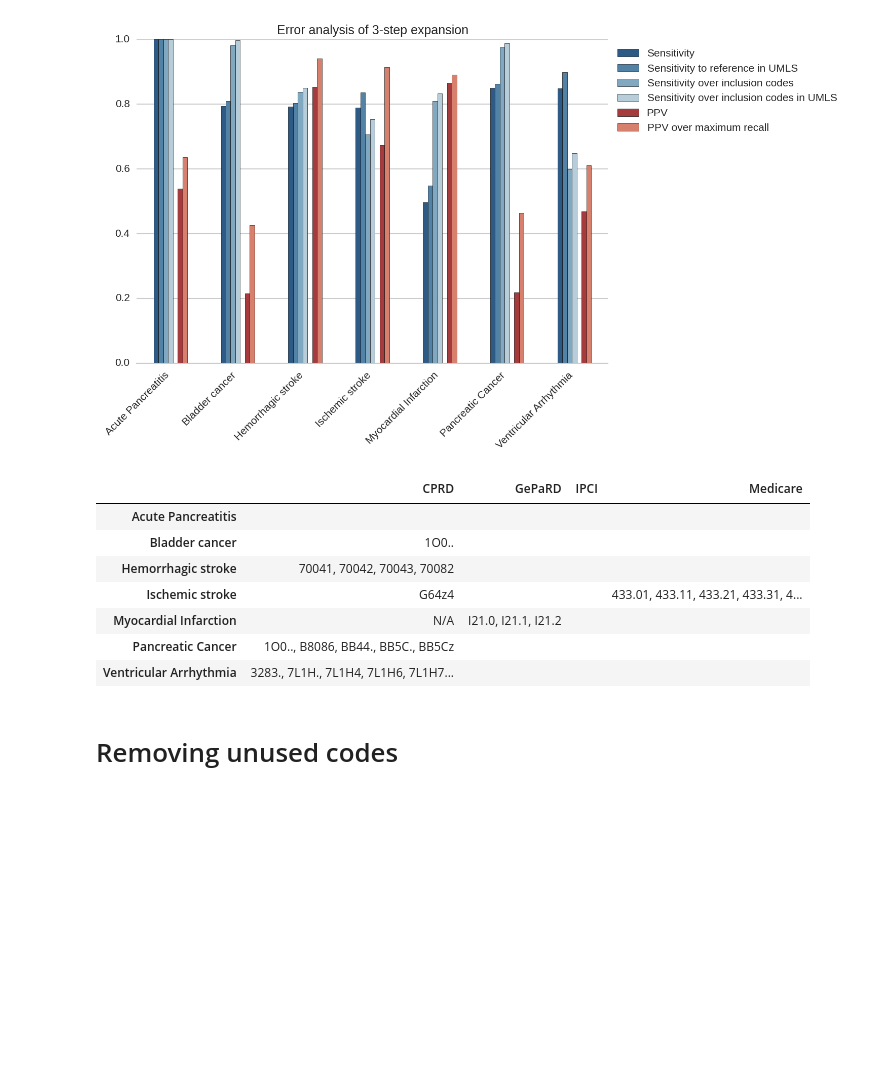
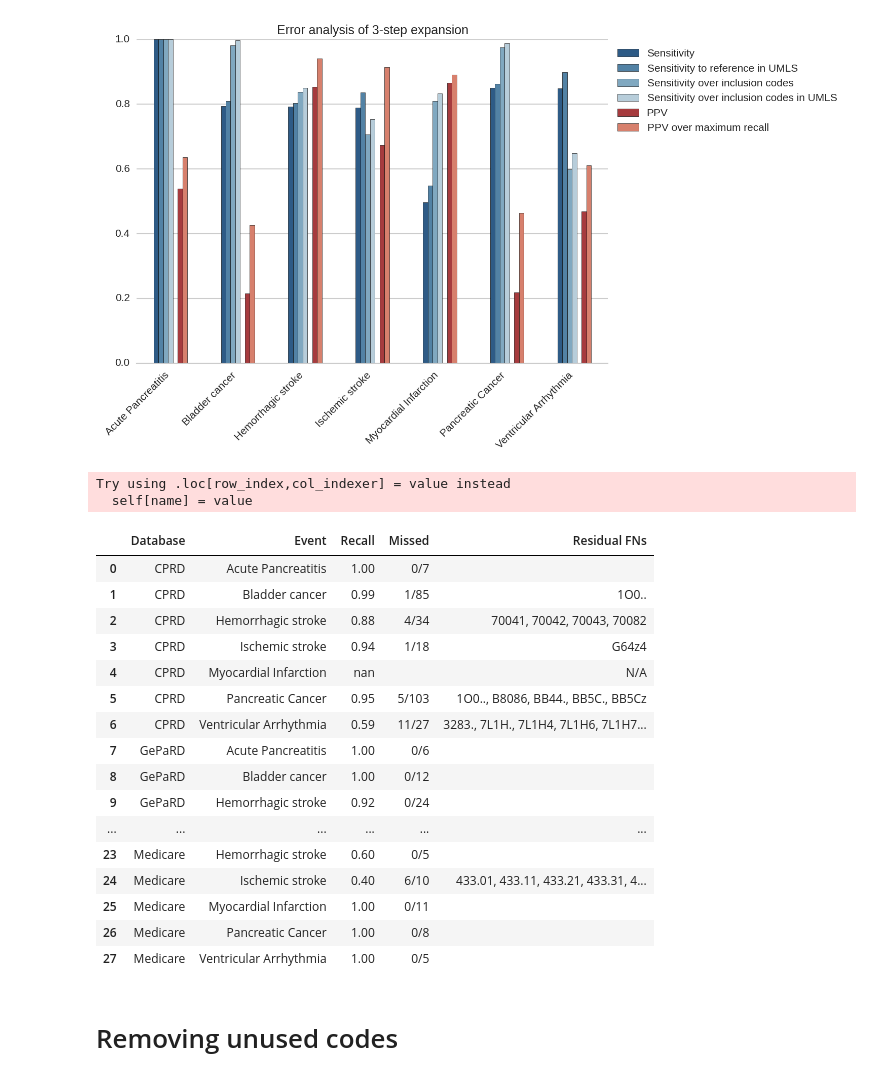
Before and after one commit to mi-erasmusmc/comap, a Jupyter notebook: evaluation/lib/CoMap evaluation.ipynb, the cells around one changed output. Saved outputs shown, nothing was run; the diff lists cells and outputs as text; code cells hidden in the pictures; blank space fills up the shorter version.

Commit message:
Add reference_inclusions_in_umls to error analysis

```diff
--- a/evaluation/lib/CoMap evaluation.ipynb
+++ b/evaluation/lib/CoMap evaluation.ipynb
@@ -429,25 +430,54 @@ with mystyle(p, savefig='expansion3-error-analysis-by-db.pdf', xrot=45, ha='righ
     averages_compare.T.plot(kind='bar', title="Error analysis of 3-step expansion")
 # %% [output]
 [figure]
-# %%
-residuals = ev[ev.variation == '3-RN-CHD-RB-PAR.expand']\
-    [['database', 'event', 'fn_inclusion_in_umls']]\
-    .set_index(['event', 'database'])\
-    .fn_inclusion_in_umls\
-    .fillna('NaN').map(json.loads).map(lambda s: ', '.join(s) if type(s) == list else 'N/A')
-residuals = residuals.unstack()
-residuals.index = residuals.index.map(event_label)
-residuals.columns = residuals.columns.map(database_label)
-residuals
-# %% [output]
-|  | CPRD | GePaRD | IPCI | Medicare |
-| Acute Pancreatitis |  |  |  |  |
-| Bladder cancer | 1O0.. |  |  |  |
-| Hemorrhagic stroke | 70041, 70042, 70043, 70082 |  |  |  |
-| Ischemic stroke | G64z4 |  |  | 433.01, 433.11, 433.21, 433.31, 4... |
-| Myocardial Infarction | N/A | I21.0, I21.1, I21.2 |  |  |
-| Pancreatic Cancer | 1O0.., B8086, BB44., BB5C., BB5Cz |  |  |  |
-| Ventricular Arrhythmia | 3283., 7L1H., 7L1H4, 7L1H6, 7L1H7... |  |  |  |
+# %%
+residuals = ev[ev.variation == '3-RN-CHD-RB-PAR.expand']
+
+
+residuals.fn_inclusions_in_umls = residuals.fn_inclusions_in_umls\
+    .fillna('NaN').map(json.loads)
+def get_missed(row):
+    if math.isnan(row.recall_without_exclusions_in_umls):
+        return ''
+    else:
+        reference = set(json.loads(row.reference_inclusions_in_umls))
+        return "{}/{}".format(len(row.fn_inclusions_in_umls), len(reference))
+
+residuals['missed'] = residuals.apply(get_missed, axis=1)
+
+residuals.fn_inclusions_in_umls = residuals.fn_inclusions_in_umls\
+    .map(lambda s: ', '.join(s) if type(s) == list else 'N/A')
+residuals.database = residuals.database.map(database_label)
+residuals.event = residuals.event.map(event_label)
+residuals.recall_without_exclusions_in_umls = residuals.recall_without_exclusions_in_umls\
+    .map('{:.2f}'.format)
+residuals = residuals.sort_index(by=['database', 'event']).reset_index(drop=True)
+
+residuals = residuals[['database', 'event', 'recall_without_exclusions_in_umls', 'missed', 'fn_inclusions_in_umls']]
+residuals.columns = ["Database", "Event", "Recall", "Missed", "Residual FNs"]
+
+#residuals = residuals.set_index(['Database', 'Event'])["Residual FNs"].unstack()
+residuals
+# %% [output]
+Try using .loc[row_index,col_indexer] = value instead
+  self[name] = value
+|  | Database | Event | Recall | Missed | Residual FNs |
+| 0 | CPRD | Acute Pancreatitis | 1.00 | 0/7 |  |
+| 1 | CPRD | Bladder cancer | 0.99 | 1/85 | 1O0.. |
+| 2 | CPRD | Hemorrhagic stroke | 0.88 | 4/34 | 70041, 70042, 70043, 70082 |
+| 3 | CPRD | Ischemic stroke | 0.94 | 1/18 | G64z4 |
+| 4 | CPRD | Myocardial Infarction | nan |  | N/A |
+| 5 | CPRD | Pancreatic Cancer | 0.95 | 5/103 | 1O0.., B8086, BB44., BB5C., BB5Cz |
+| 6 | CPRD | Ventricular Arrhythmia | 0.59 | 11/27 | 3283., 7L1H., 7L1H4, 7L1H6, 7L1H7... |
+| 7 | GePaRD | Acute Pancreatitis | 1.00 | 0/6 |  |
+| 8 | GePaRD | Bladder cancer | 1.00 | 0/12 |  |
+| 9 | GePaRD | Hemorrhagic stroke | 0.92 | 0/24 |  |
+| ... | ... | ... | ... | ... | ... |
+| 23 | Medicare | Hemorrhagic stroke | 0.60 | 0/5 |  |
+| 24 | Medicare | Ischemic stroke | 0.40 | 6/10 | 433.01, 433.11, 433.21, 433.31, 4... |
+| 25 | Medicare | Myocardial Infarction | 1.00 | 0/11 |  |
+| 26 | Medicare | Pancreatic Cancer | 1.00 | 0/8 |  |
+| 27 | Medicare | Ventricular Arrhythmia | 1.00 | 0/5 |  |
 # %% [markdown]
 # Removing unused codes
 # %%
```
Also changed, not shown: parts of 2 cells of this notebook, 4 other files.
